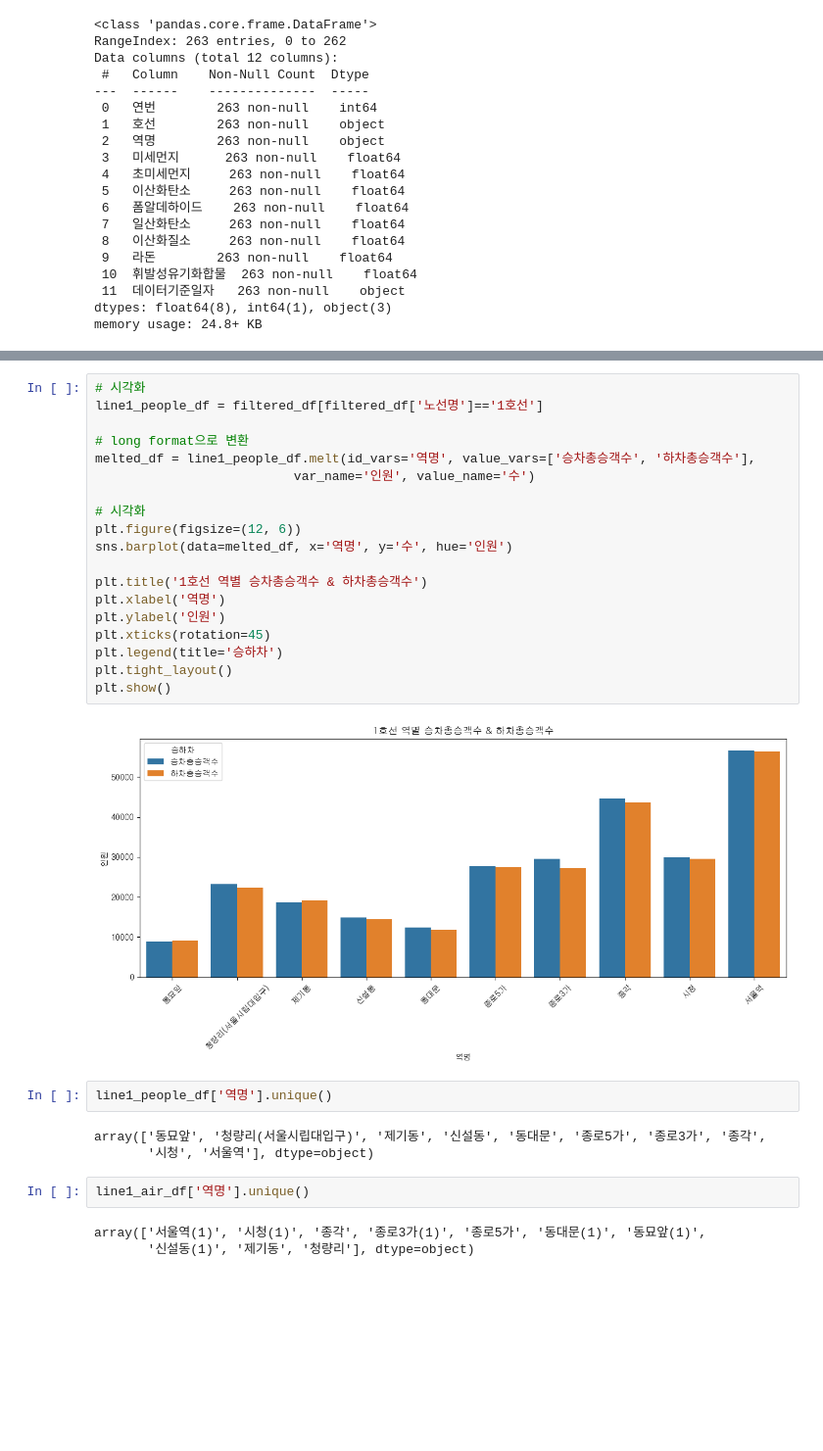
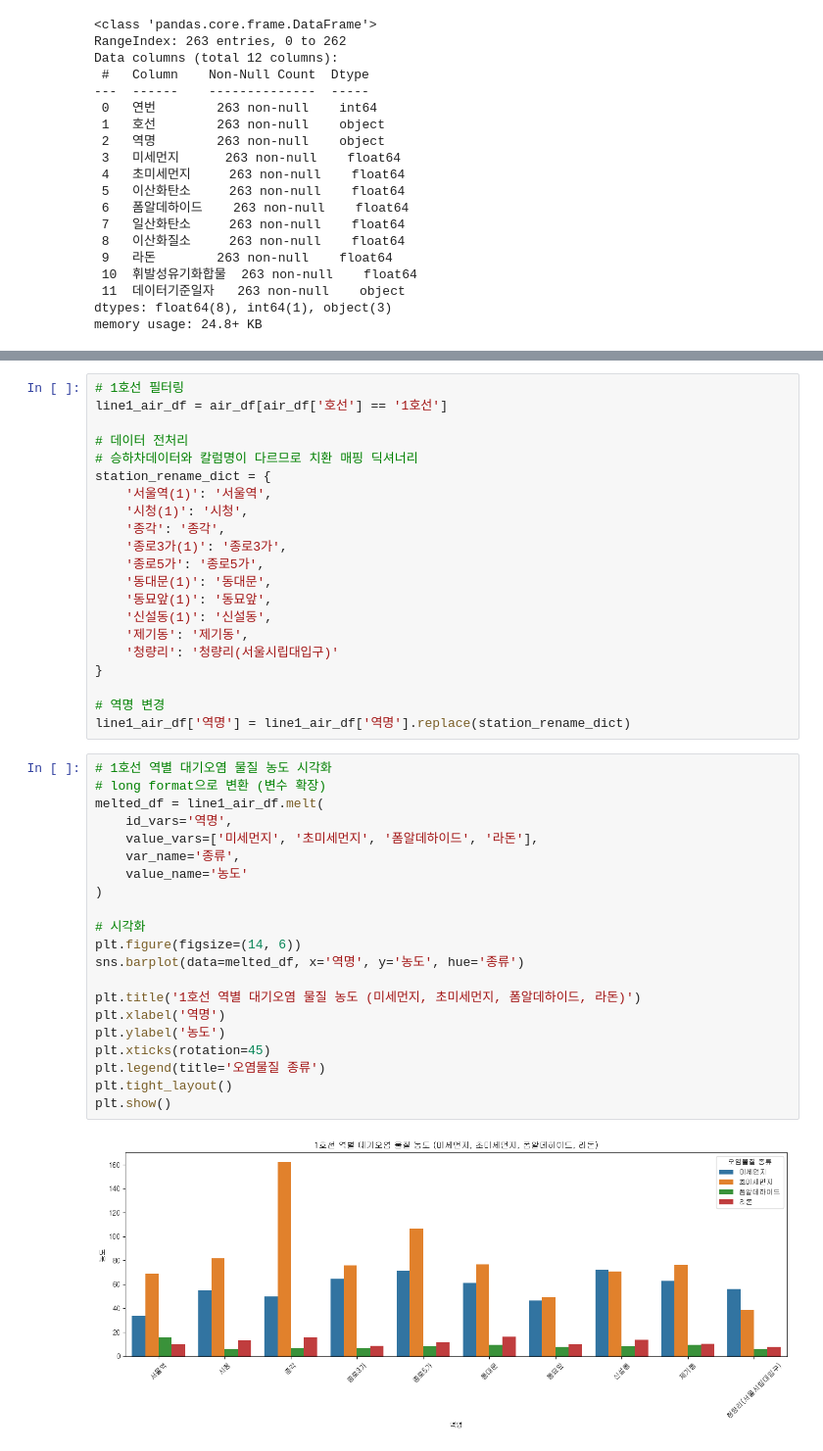
Before and after one commit to sswwdk/Data-anal-miniproject, a Jupyter notebook: 분석보고서.ipynb, the cells around one changed output, grey strips where cells are left out. Shown at 98% size. Cells and saved outputs as stored; diff of their text form; blank space fills up the shorter version.

```diff
--- a/분석보고서.ipynb
+++ b/분석보고서.ipynb
@@ -184,31 +187,44 @@ plt.show()
-# %%
-# 시각화
-line1_people_df = filtered_df[filtered_df['노선명']=='1호선']
-
-# long format으로 변환
-melted_df = line1_people_df.melt(id_vars='역명', value_vars=['승차총승객수', '하차총승객수'],
-                          var_name='인원', value_name='수')
-
-# 시각화
-plt.figure(figsize=(12, 6))
-sns.barplot(data=melted_df, x='역명', y='수', hue='인원')
-
-plt.title('1호선 역별 승차총승객수 & 하차총승객수')
-plt.xlabel('역명')
-plt.ylabel('인원')
-plt.xticks(rotation=45)
-plt.legend(title='승하차')
-plt.tight_layout()
-plt.show()
-# %% [output]
-[figure, removed]
-# %%
-line1_people_df['역명'].unique()
-# %% [output]
-array(['동묘앞', '청량리(서울시립대입구)', '제기동', '신설동', '동대문', '종로5가', '종로3가', '종각',
-       '시청', '서울역'], dtype=object)
-# %%
-line1_air_df['역명'].unique()
-# %% [output]
-array(['서울역(1)', '시청(1)', '종각', '종로3가(1)', '종로5가', '동대문(1)', '동묘앞(1)',
-       '신설동(1)', '제기동', '청량리'], dtype=object)
+# %%
+# 1호선 필터링
+line1_air_df = air_df[air_df['호선'] == '1호선']
+
+# 데이터 전처리
+# 승하차데이터와 칼럼명이 다르므로 치환 매핑 딕셔너리
+station_rename_dict = {
+    '서울역(1)': '서울역',
+    '시청(1)': '시청',
+    '종각': '종각',
+    '종로3가(1)': '종로3가',
+    '종로5가': '종로5가',
+    '동대문(1)': '동대문',
+    '동묘앞(1)': '동묘앞',
+    '신설동(1)': '신설동',
+    '제기동': '제기동',
+    '청량리': '청량리(서울시립대입구)'
+}
+
+# 역명 변경
+line1_air_df['역명'] = line1_air_df['역명'].replace(station_rename_dict)
+# %%
+# 1호선 역별 대기오염 물질 농도 시각화
+# long format으로 변환 (변수 확장)
+melted_df = line1_air_df.melt(
+    id_vars='역명',
+    value_vars=['미세먼지', '초미세먼지', '폼알데하이드', '라돈'],
+    var_name='종류',
+    value_name='농도'
+)
+
+# 시각화
+plt.figure(figsize=(14, 6))
+sns.barplot(data=melted_df, x='역명', y='농도', hue='종류')
+
+plt.title('1호선 역별 대기오염 물질 농도 (미세먼지, 초미세먼지, 폼알데하이드, 라돈)')
+plt.xlabel('역명')
+plt.ylabel('농도')
+plt.xticks(rotation=45)
+plt.legend(title='오염물질 종류')
+plt.tight_layout()
+plt.show()
+# %% [output]
+[figure, added]
```
Also changed, not shown: parts of 19 cells of this notebook.
